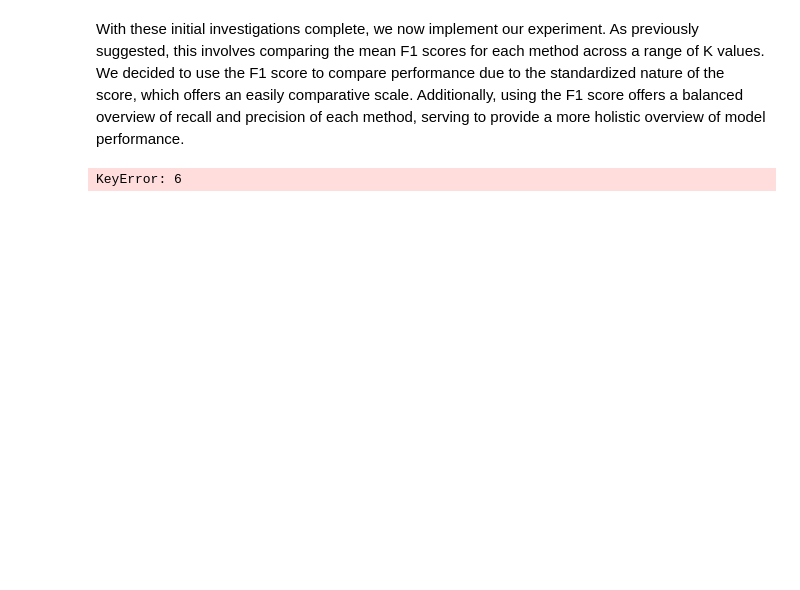
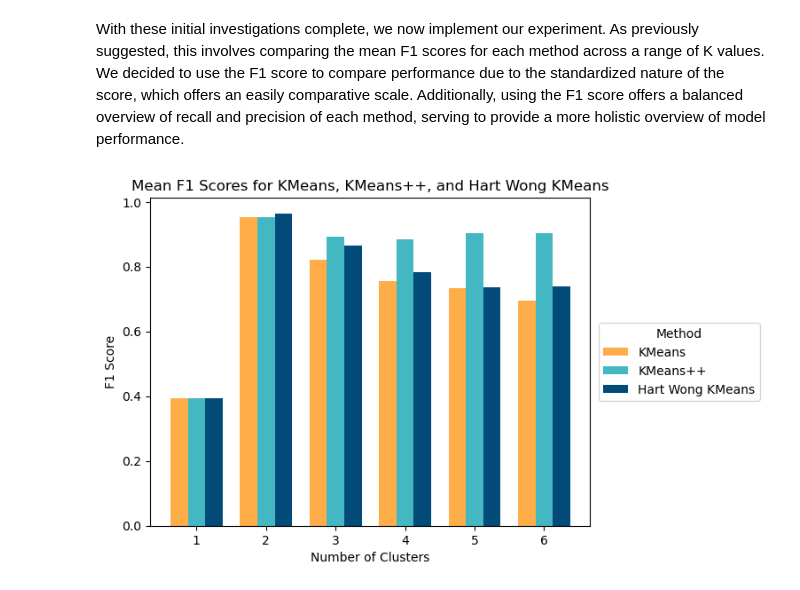
Before and after one commit to SciGuyTy/CSCI347FinalProject, a Jupyter notebook: Experiment.ipynb, the cells around one changed output. Drawn from its saved outputs; the diff is of its cells as text; code cells hidden in the pictures; blank space fills up the shorter version.

```diff
--- a/Experiment.ipynb
+++ b/Experiment.ipynb
@@ -102,24 +102,20 @@ With these initial investigations complete, we now implement our experiment. As
 # %%
 ### Fit the KMeans Algorithm ###
 
-for k in k_range:
-    # Define the transformer
-    transformer = KMeans(k, epsilon)
+for k in num_clusters:
+    for i in range(num_iter):
+        # Define the transformer
+        transformer = KMeans(k, epsilon)
 
-    for i in range(num_iter):
         # Fit the data
         transformer.fit(np.array(transformed_data))
 
         # Compute and record the F1 score
-        f1_score = Utilities.f_score(pp.response.to_numpy(), kmeans_transformer.cluster_assignment)
-        clustering_results["kmeans"][k] += f1_score
+        f1_score = Utilities.f_score(pp.response.to_numpy(), transformer.cluster_assignment)
+        clustering_results["KMeans"][k] += f1_score
 
     # Compute the average F1 score
-    clustering_results["kmeans"][k] /= num_iter
-
-print(k)
+    clustering_results["KMeans"][k] /= num_iter
-# %% [output]
-KeyError: 6
 # %%
 ### Fit the KMeans++ Algorithm ###
 
@@ -142,19 +138,19 @@ for k in k_range:
 ### Fit the HWKMeans Algorithm ###
 
 # Create and apply Hart Wong KMeans transformer
-total_f1_hwkmeans = 0
 
-for k in k_range:
-    # Define the transformer
-    transformer = KMeans(k, epsilon, initialization_method=HartWongKMeans, is_batch_update=False)
+for k in num_clusters:
 
     for i in range(num_iter):
+        # Define the transformer
+        transformer = KMeans(k, epsilon, initialization_method = HartWongKMeans, is_batch_update = False)
+
         # Fit the data
         transformer.fit(np.array(transformed_data))
 
         # Compute and record the F1 score
-        f1_score = Utilities.f_score(pp.response.to_numpy(), kmeans_transformer.cluster_assignment)
-        clustering_results["hwkmeans"][k] += f1_score
+        f1_score = Utilities.f_score(pp.response.to_numpy(), transformer.cluster_assignment)
+        clustering_results["Hart Wong KMeans"][k] += f1_score
 
     # Compute the average F1 score
-    clustering_results["hwkmeans"][k] /= num_iter
+    clustering_results["Hart Wong KMeans"][k] /= num_iter
@@ -170 +157,29 @@ plt.show()
+# %%
+multiplier = 0
+bar_width = 0.25
+
+# Define colors based on methods
+method_map = {
+    "KMeans": "#ffad48",
+    "KMeans++": "#43b7c2",
+    "Hart Wong KMeans": "#024b79",
+}
+
+for method, results in clustering_results.items():
+    offset = multiplier * bar_width
+
+    # Add a bar to the plot for each method
+    plt.bar(np.array(num_clusters) + offset, results.values(), width = bar_width, label = method, color = method_map[method])
+
+    multiplier += 1
+
+# Remove duplicate legend labels
+plt.legend(title = "Method", loc = "center right", bbox_to_anchor=(1.4, 0.5))
+plt.xticks(np.array(num_clusters) + bar_width, labels = num_clusters)
+plt.xlabel("Number of Clusters")
+plt.ylabel("F1 Score")
+plt.title("Mean F1 Scores for KMeans, KMeans++, and Hart Wong KMeans")
+plt.show()
+# %% [output]
+[figure, added]
 # %%
```
Also changed, not shown: parts of 7 cells of this notebook, 1 other file.
